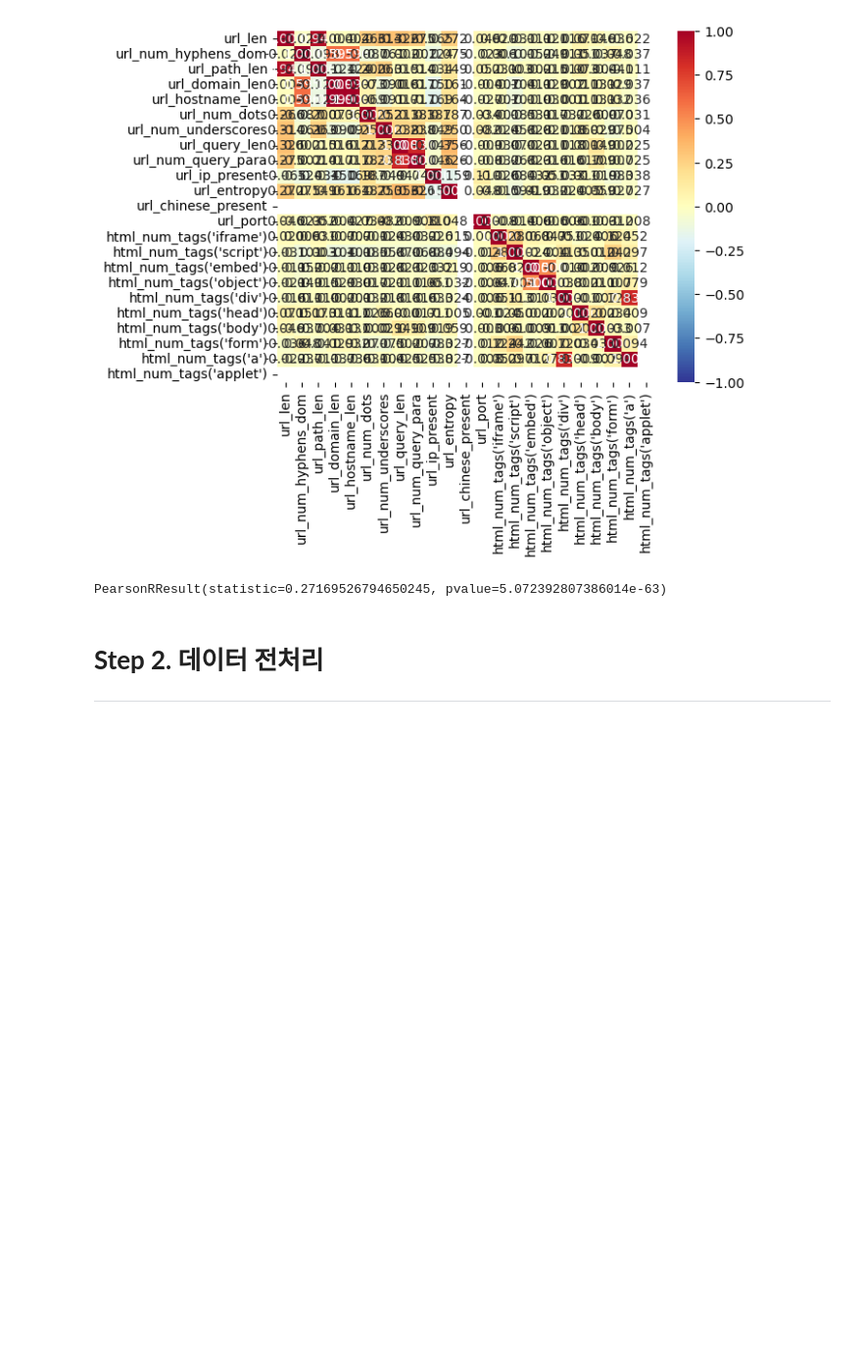
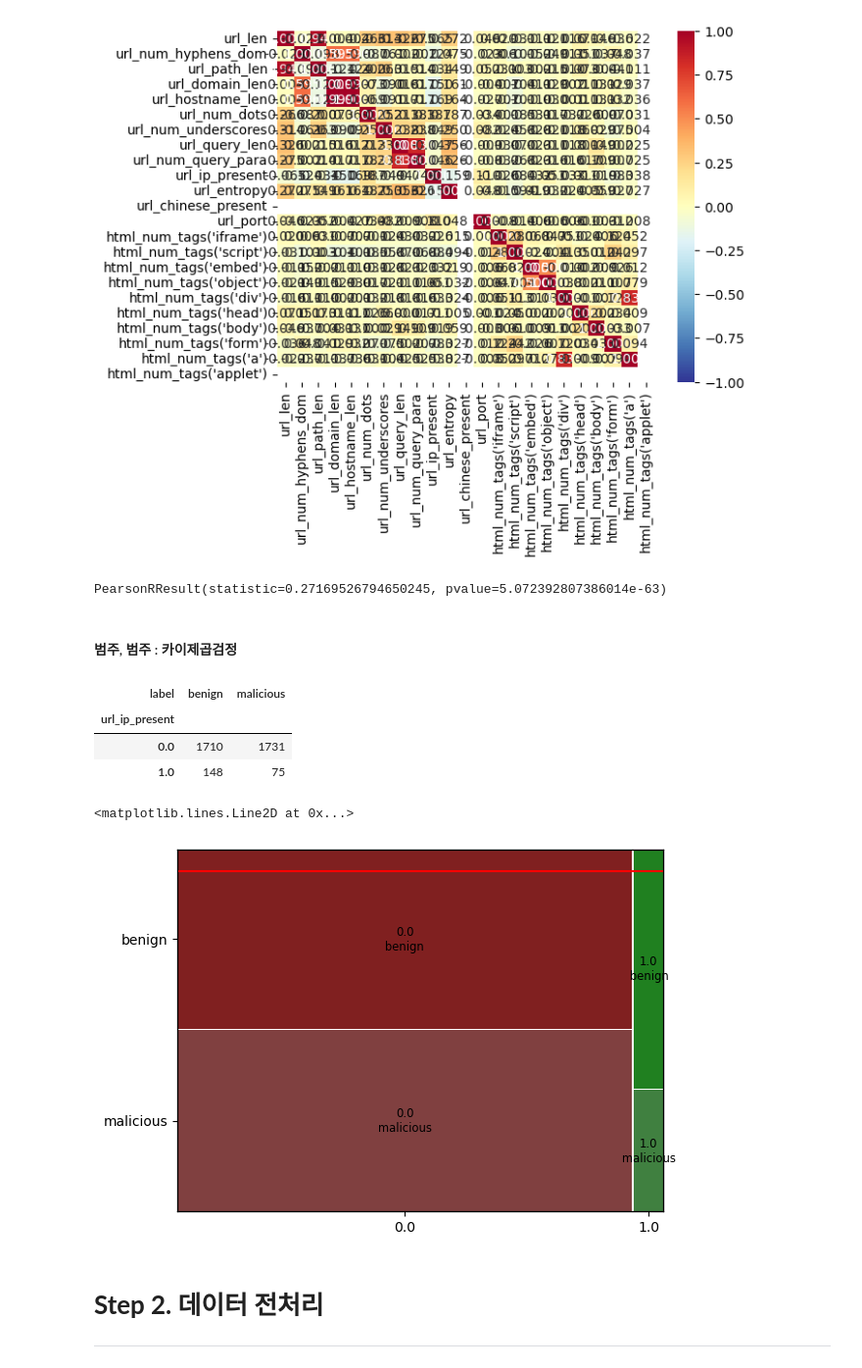
Before and after one commit to ssoong12/KT_aivle_school_AI_track, a Jupyter notebook: 09. MINI_PJ2/악성사이트/2. 데이터 전처리.ipynb, the cells around one changed output. Shown at 98% size. Cells and saved outputs as stored; diff of their text form; code cells hidden in the pictures; blank space fills up the shorter version.

Commit message:
범주, 범주 cross-tab 교차표, mosaic plot 시각화
카이제곱검정 해야 함

```diff
--- a/09. MINI_PJ2/악성사이트/2. 데이터 전처리.ipynb
+++ b/09. MINI_PJ2/악성사이트/2. 데이터 전처리.ipynb
@@ -286,3 +288,5 @@ sns.heatmap(data.corr(),
 spst.pearsonr(data['url_len'], data['url_entropy'])
 # %% [output]
 PearsonRResult(statistic=0.27169526794650245, pvalue=5.072392807386014e-63)
+# %% [markdown]
+#### 범주, 범주 : 카이제곱검정
@@ -289,3 +296,18 @@ PearsonRResult(statistic=0.27169526794650245, pvalue=5.072392807386014e-63)
+# %%
+# 교차표
+pd.crosstab(data['url_ip_present'], data['label'])
+# %% [output]
+| label | benign | malicious |
+| url_ip_present |  |  |
+| 0.0 | 1710 | 1731 |
+| 1.0 | 148 | 75 |
+# %%
+# 시각화, mosaic plot
+mosaic(data, ['url_ip_present', 'label'])
+plt.axhline(1- data['url_ip_present'].mean(), color = 'r')
+# %% [output]
+<matplotlib.lines.Line2D at 0x...>
+[figure, added]
 # %% [markdown]
 # <b>Step 2. 데이터 전처리
 ---
```
Also changed, not shown: parts of 2 cells of this notebook.
